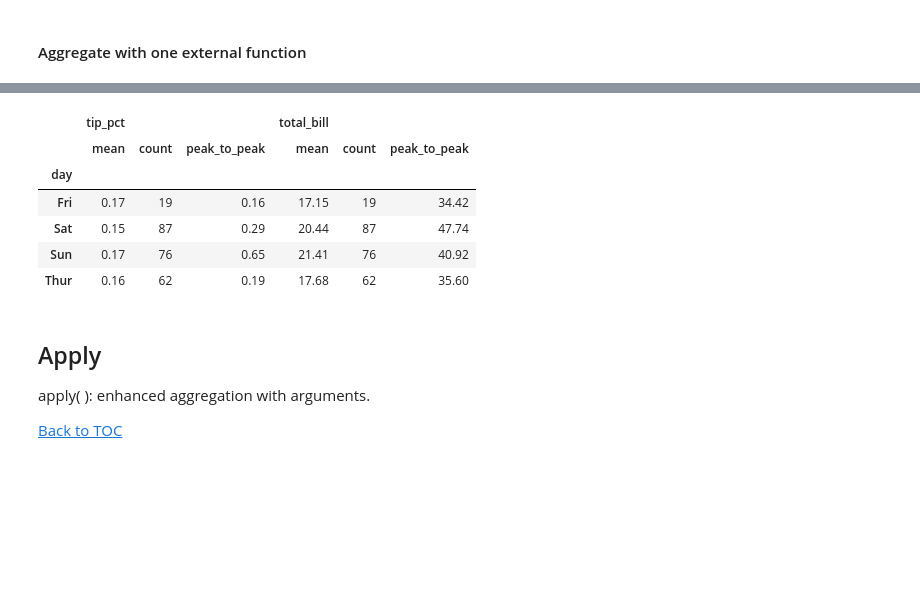
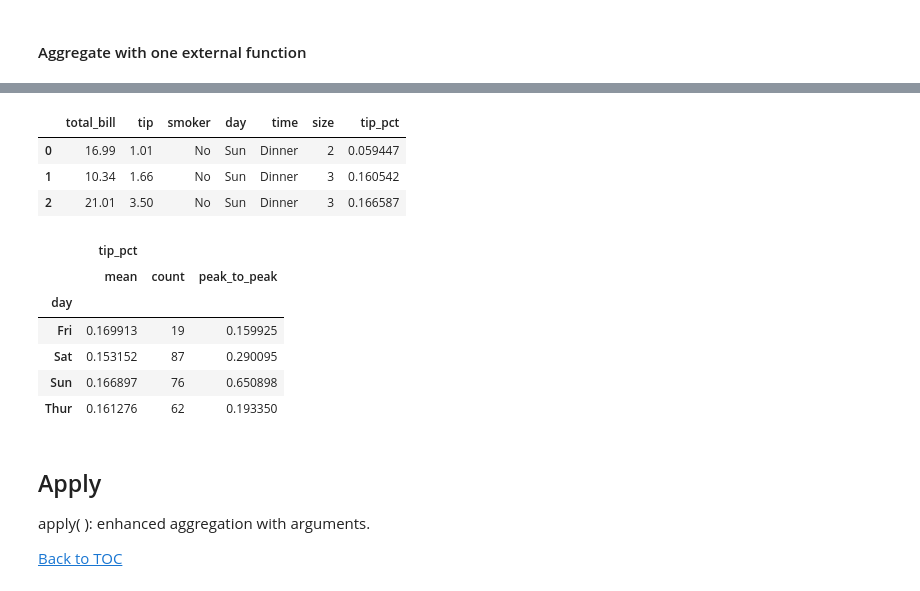
Before and after one commit to weihua77/Data_Science_Daily, a Jupyter notebook: I_Data_Wrangling_Python/4_Grouping_and_Aggregating.ipynb, the cells around one changed output, grey strips where cells are left out. Drawn from its saved outputs; the diff is of its cells as text; code cells hidden in the pictures; blank space fills up the shorter version.

```diff
--- a/I_Data_Wrangling_Python/4_Grouping_and_Aggregation.ipynb
+++ b/I_Data_Wrangling_Python/4_Grouping_and_Aggregating.ipynb
@@ -247,14 +245,21 @@ df.groupby('Key1').agg(peak_to_peak)
+# %%
+tips.head(3)
+# %% [output]
+|  | total_bill | tip | smoker | day | time | size | tip_pct |
+| 0 | 16.99 | 1.01 | No | Sun | Dinner | 2 | 0.059447 |
+| 1 | 10.34 | 1.66 | No | Sun | Dinner | 3 | 0.160542 |
+| 2 | 21.01 | 3.50 | No | Sun | Dinner | 3 | 0.166587 |
 # %%
-grb_pct = tips.groupby('day')[['tip_pct','total_bill']]
+grb_pct = tips.groupby('day')[['tip_pct']]
 grb_pct.agg(['mean', 'count', peak_to_peak])
 # %% [output]
-|  | tip_pct |  |  | total_bill |  |  |
-|  | mean | count | peak_to_peak | mean | count | peak_to_peak |
-| day |  |  |  |  |  |  |
-| Fri | 0.17 | 19 | 0.16 | 17.15 | 19 | 34.42 |
-| Sat | 0.15 | 87 | 0.29 | 20.44 | 87 | 47.74 |
-| Sun | 0.17 | 76 | 0.65 | 21.41 | 76 | 40.92 |
-| Thur | 0.16 | 62 | 0.19 | 17.68 | 62 | 35.60 |
+|  | tip_pct |  |  |
+|  | mean | count | peak_to_peak |
+| day |  |  |  |
+| Fri | 0.169913 | 19 | 0.159925 |
+| Sat | 0.153152 | 87 | 0.290095 |
+| Sun | 0.166897 | 76 | 0.650898 |
+| Thur | 0.161276 | 62 | 0.193350 |
 # %% [markdown]
 ## <a id='3'> Apply
 apply( ): enhanced aggregation with arguments.
```
Also changed, not shown: parts of 65 cells of this notebook, 3 other files.
